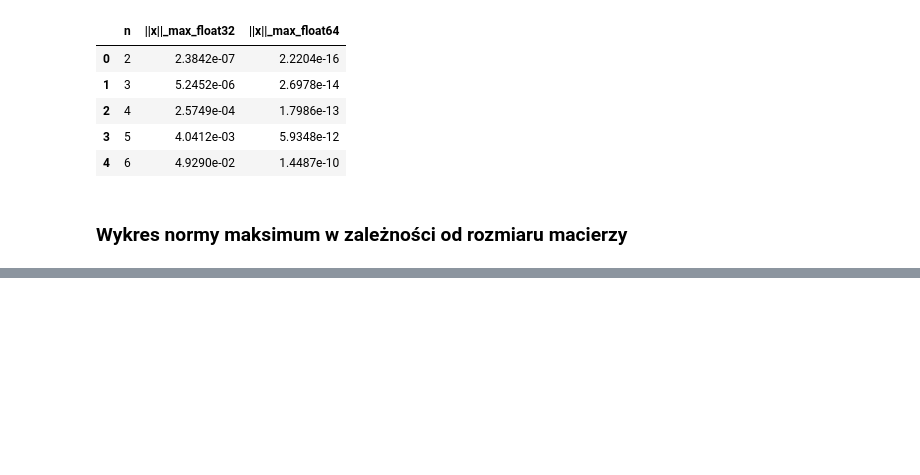
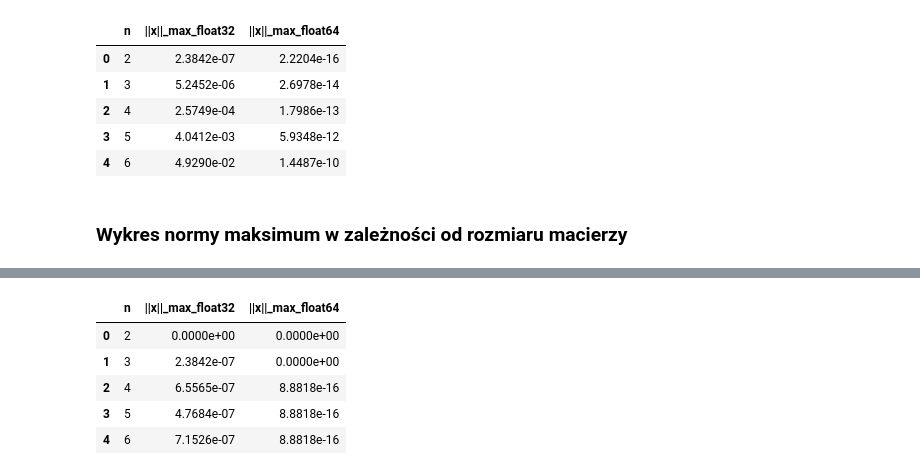
Before and after one commit to Veexeq/MOwNiT, a Jupyter notebook: lab8-linear-systems/main.ipynb, the cells around one changed output, grey strips where cells are left out. Saved outputs shown, nothing was run; the diff lists cells and outputs as text; code cells hidden in the pictures; blank space fills up the shorter version.

```diff
--- a/lab8-linear-systems/main.ipynb
+++ b/lab8-linear-systems/main.ipynb
@@ -356,0 +429,86 @@ Saved plot to: plots\exercise1_max_norm_n.png
+# %%
+def generate_experiment_two_data(filename: str = "exercise2_data.csv") -> pd.DataFrame:
+    """
+    Runs the Gaussian elimination experiment for matrix sizes n from 2 to 20,
+    calculating the max absolute error and execution time for both float32 and float64.
+    Saves the results to a CSV file.
+
+    Parameters:
+    ----------
+    filename : str
+        The name of the output CSV file.
+
+    Returns:
+    -------
+    pd.DataFrame
+        A DataFrame containing the aggregated results of the experiment.
+    """
+
+    # Create a designated data/ folder for CSV files
+    filepath = Path("data") / filename
+    filepath.parent.mkdir(parents=True, exist_ok=True)
+
+    # We will store the results as a list of dictionaries,
+    # which is very efficient for building pandas DataFrames.
+    results: List[Dict[str, Any]] = []
+
+    # Loop over matrix sizes from 2 to 20 (same as the first experiment)
+    for n in range(2, 21):
+        row_data = {"n": n}
+
+        # Test both precisions
+        for precision_name, precision in [("float32", np.float32), ("float64", np.float64)]:
+
+            # 1. Generate inputs
+            A = generate_second_matrix(n, precision)
+            x_ref = generate_x_vector(n, precision)
+            b = calculate_b_vector(A, x_ref)
+            x_calc = gaussian_elimination(A, b, precision)
+
+            # 2. Calculate max absolute error
+            error = max_absolute_error(x_ref, x_calc)
+
+            # 4. Save results to the current row
+            row_data[f"||x||_max_{precision_name}"] = error
+
+        results.append(row_data)
+
+    # Loop over matrix sizes 50, 100, ..., 250, to showcase
+    # that everything is being calculated properly
+    for n in range(50, 300, 50):
+        row_data = {"n": n}
+
+        # Test both precisions
+        for precision_name, precision in [("float32", np.float32), ("float64", np.float64)]:
+
+            # 1. Generate inputs
+            A = generate_second_matrix(n, precision)
+            x_ref = generate_x_vector(n, precision)
+            b = calculate_b_vector(A, x_ref)
+            x_calc = gaussian_elimination(A, b, precision)
+
+            # 2. Calculate max absolute error
+            error = max_absolute_error(x_ref, x_calc)
+
+            # 4. Save results to the current row
+            row_data[f"||x||_max_{precision_name}"] = error
+
+        results.append(row_data)
+
+    # Create a DataFrame from the collected data
+    df = pd.DataFrame(results)
+
+    # Format the scientific notation to match the table aesthetics (e.g., 2.3842e-07)
+    for col in df.columns:
+        if col != "n":
+            df[col] = df[col].apply(lambda val: f"{val:.4e}")
+
+    # Save the DataFrame to a CSV file without the index column
+    df.to_csv(filepath, index=False)
+    print(f"Experiment completed. Data successfully saved to '{filename}'.")
+
+    return df
+
+results_df = generate_experiment_two_data()
+display(results_df.head())
+# %% [output]
@@ -356,0 +516,6 @@ Saved plot to: plots\exercise1_max_norm_n.png
+|  | n | ||x||_max_float32 | ||x||_max_float64 |
+| 0 | 2 | 0.0000e+00 | 0.0000e+00 |
+| 1 | 3 | 2.3842e-07 | 0.0000e+00 |
+| 2 | 4 | 6.5565e-07 | 8.8818e-16 |
+| 3 | 5 | 4.7684e-07 | 8.8818e-16 |
+| 4 | 6 | 7.1526e-07 | 8.8818e-16 |
```
Also changed, not shown: parts of 18 cells of this notebook, 13 other files.
